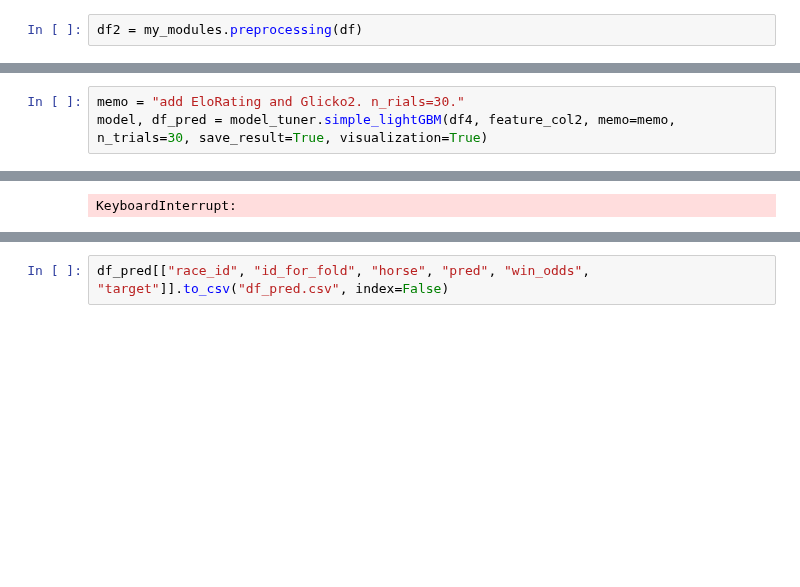
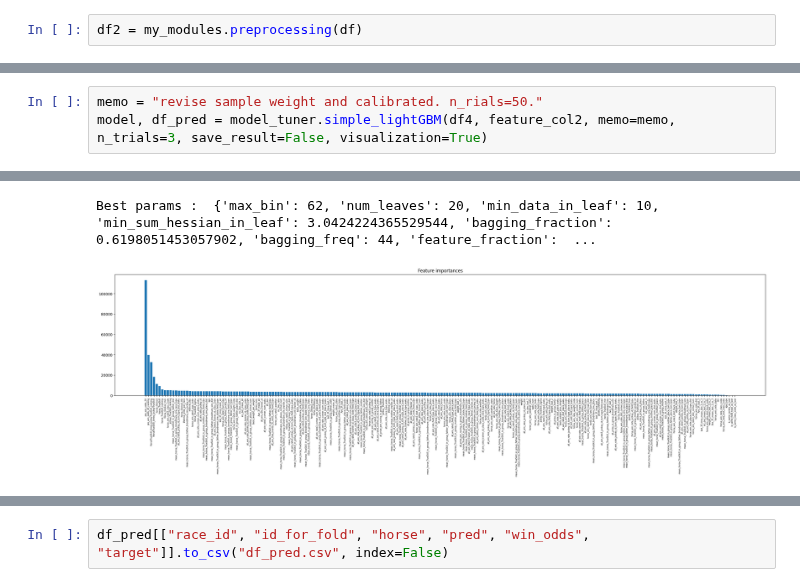
Before and after one commit to NaganagaKen/HORSE_RACING, a Jupyter notebook: Notebook/JV_eda.ipynb, the cells around one changed output, grey strips where cells are left out. Saved outputs shown, nothing was run; the diff lists cells and outputs as text; blank space fills up the shorter version.

```diff
--- a/Notebook/JV_eda.ipynb
+++ b/Notebook/JV_eda.ipynb
@@ -100,6 +91,6 @@ df4[feature_col2].tail()
 | 252409 | -1.741874 | -1.507557 | 牡 | 1.618741 | 1.293472 | 1.137909 | -0.945454 | over4 | 1.390688 | ... |
 | 252410 | 0.757337 | 0.904534 | 牡 | -0.924995 | -0.230977 | -1.544306 | -0.493280 | 3 | -1.560418 | ... |
 # %%
-memo = "add EloRating and Glicko2. n_rials=30."
-model, df_pred = model_tuner.simple_lightGBM(df4, feature_col2, memo=memo, n_trials=30, save_result=True, visualization=True)
+memo = "revise sample weight and calibrated. n_rials=50."
+model, df_pred = model_tuner.simple_lightGBM(df4, feature_col2, memo=memo, n_trials=3, save_result=False, visualization=True)
 # %% [output]
@@ -123,2 +101,3 @@ KeyboardInterrupt
-KeyboardInterrupt:
+Best params :  {'max_bin': 62, 'num_leaves': 20, 'min_data_in_leaf': 10, 'min_sum_hessian_in_leaf': 3.0424224365529544, 'bagging_fraction': 0.6198051453057902, 'bagging_freq': 44, 'feature_fraction':  ...
+[figure, added]
 # %%
```
Also changed, not shown: parts of 11 cells of this notebook, 10 other files.
